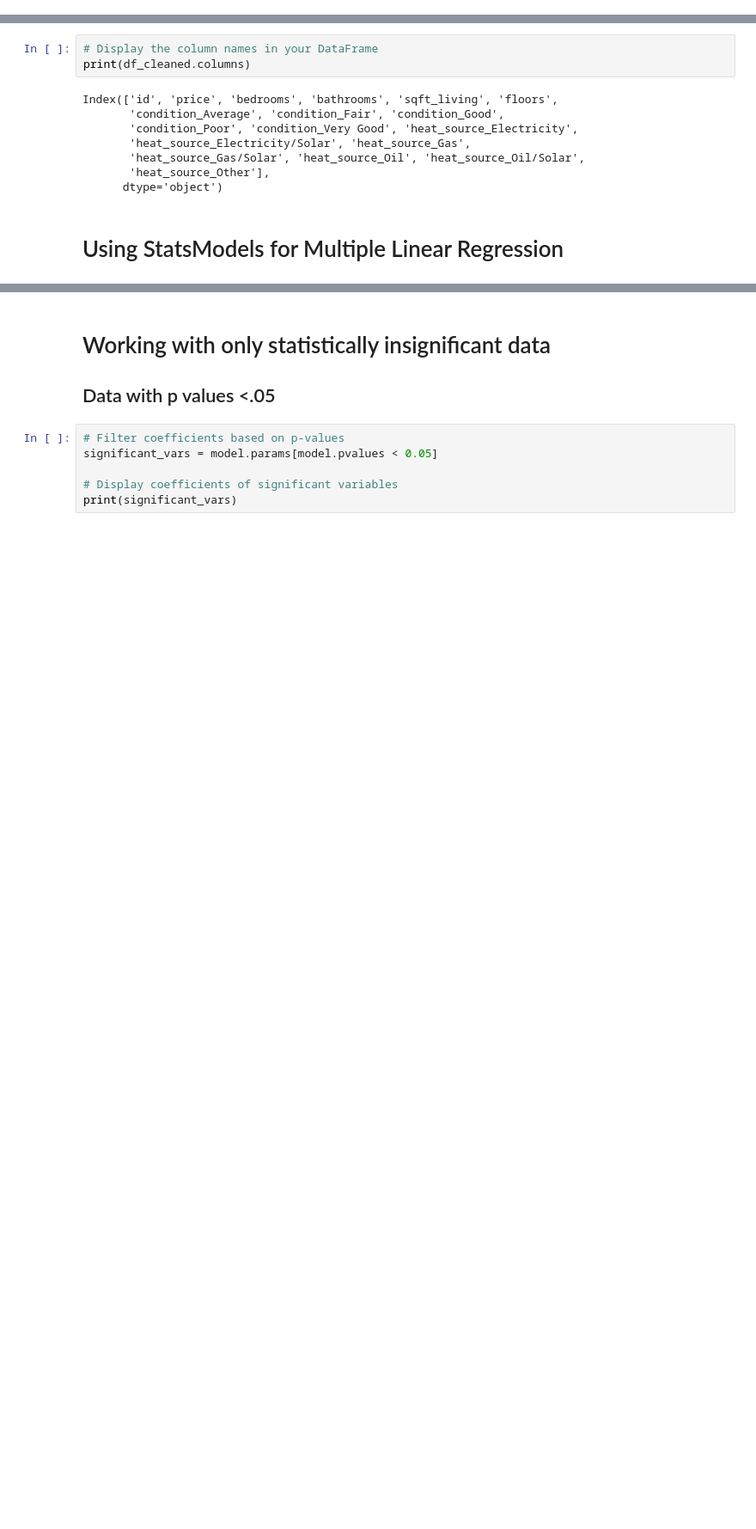
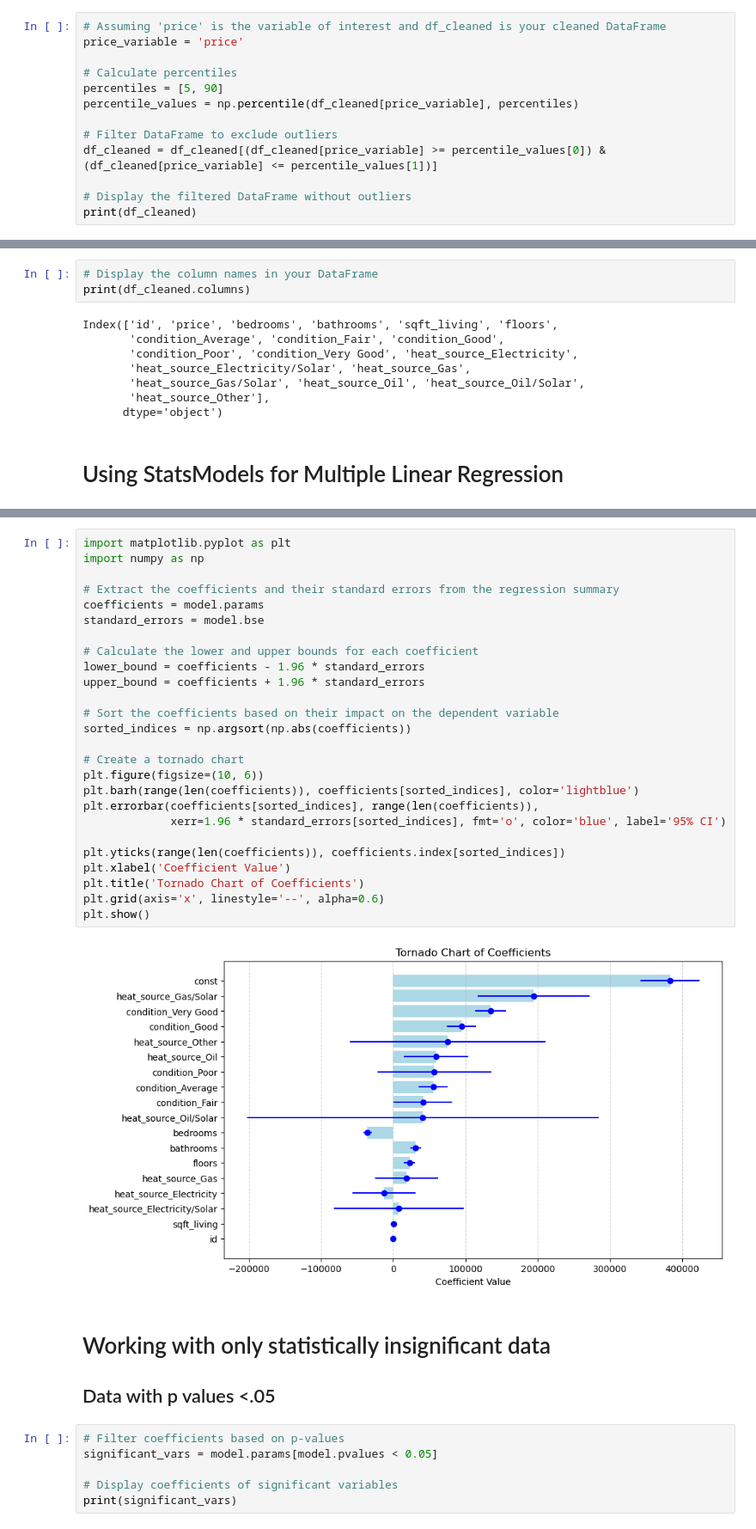
Before and after one commit to jguzzo522/project2house, a Jupyter notebook: housepj2.ipynb, the cells around one changed output, grey strips where cells are left out. Shown at 86% size. Saved outputs shown, nothing was run; the diff lists cells and outputs as text; blank space fills up the shorter version.

```diff
--- a/housepj2.ipynb
+++ b/housepj2.ipynb
@@ -314,0 +368,13 @@ df_cleaned = df_cleaned[(df_cleaned['floors'] >= 1) & (df_cleaned['floors'] <= 3
+# %%
+# Assuming 'price' is the variable of interest and df_cleaned is your cleaned DataFrame
+price_variable = 'price'
+
+# Calculate percentiles
+percentiles = [5, 90]
+percentile_values = np.percentile(df_cleaned[price_variable], percentiles)
+
+# Filter DataFrame to exclude outliers
+df_cleaned = df_cleaned[(df_cleaned[price_variable] >= percentile_values[0]) & (df_cleaned[price_variable] <= percentile_values[1])]
+
+# Display the filtered DataFrame without outliers
+print(df_cleaned)
@@ -411,4 +508,32 @@ heat_source_Other                107840.343876
 dtype: float64
+# %%
+import matplotlib.pyplot as plt
+import numpy as np
+
+# Extract the coefficients and their standard errors from the regression summary
+coefficients = model.params
+standard_errors = model.bse
+
+# Calculate the lower and upper bounds for each coefficient
+lower_bound = coefficients - 1.96 * standard_errors
+upper_bound = coefficients + 1.96 * standard_errors
+
+# Sort the coefficients based on their impact on the dependent variable
+sorted_indices = np.argsort(np.abs(coefficients))
+
+# Create a tornado chart
+plt.figure(figsize=(10, 6))
+plt.barh(range(len(coefficients)), coefficients[sorted_indices], color='lightblue')
+plt.errorbar(coefficients[sorted_indices], range(len(coefficients)),
+             xerr=1.96 * standard_errors[sorted_indices], fmt='o', color='blue', label='95% CI')
+
+plt.yticks(range(len(coefficients)), coefficients.index[sorted_indices])
+plt.xlabel('Coefficient Value')
+plt.title('Tornado Chart of Coefficients')
+plt.grid(axis='x', linestyle='--', alpha=0.6)
+plt.show()
+# %% [output]
+[figure, added]
 # %% [markdown]
 # Working with only statistically insignificant data
 ## Data with p values <.05
```
Also changed, not shown: parts of 35 cells of this notebook.
